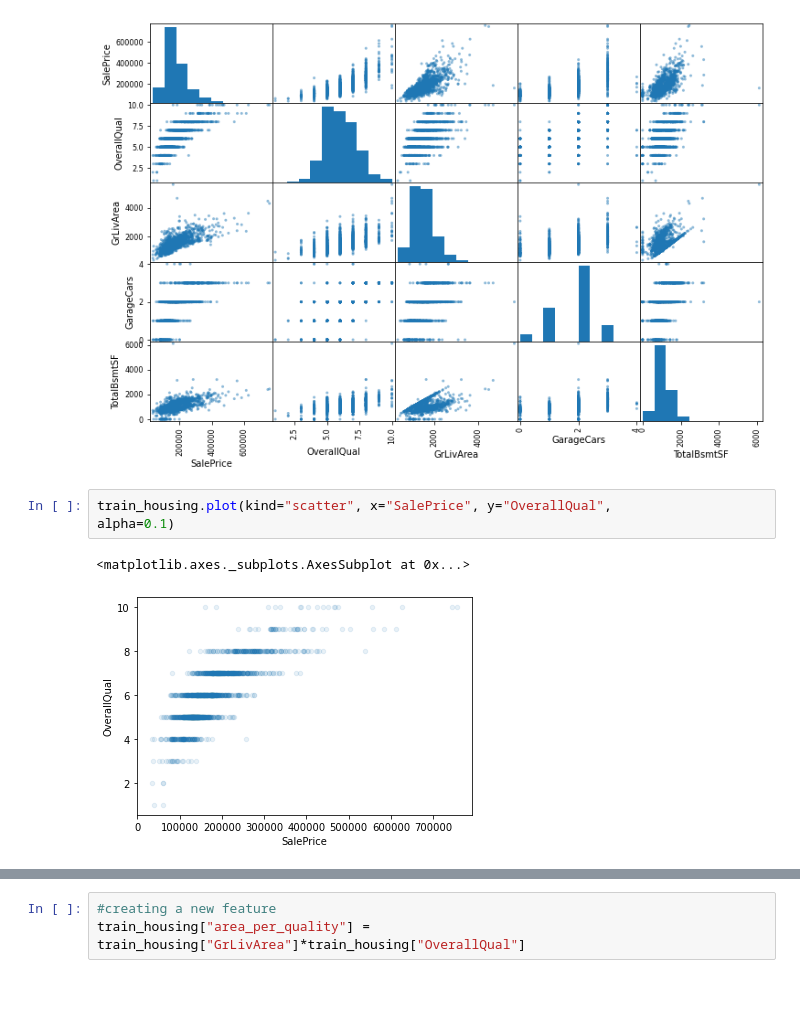
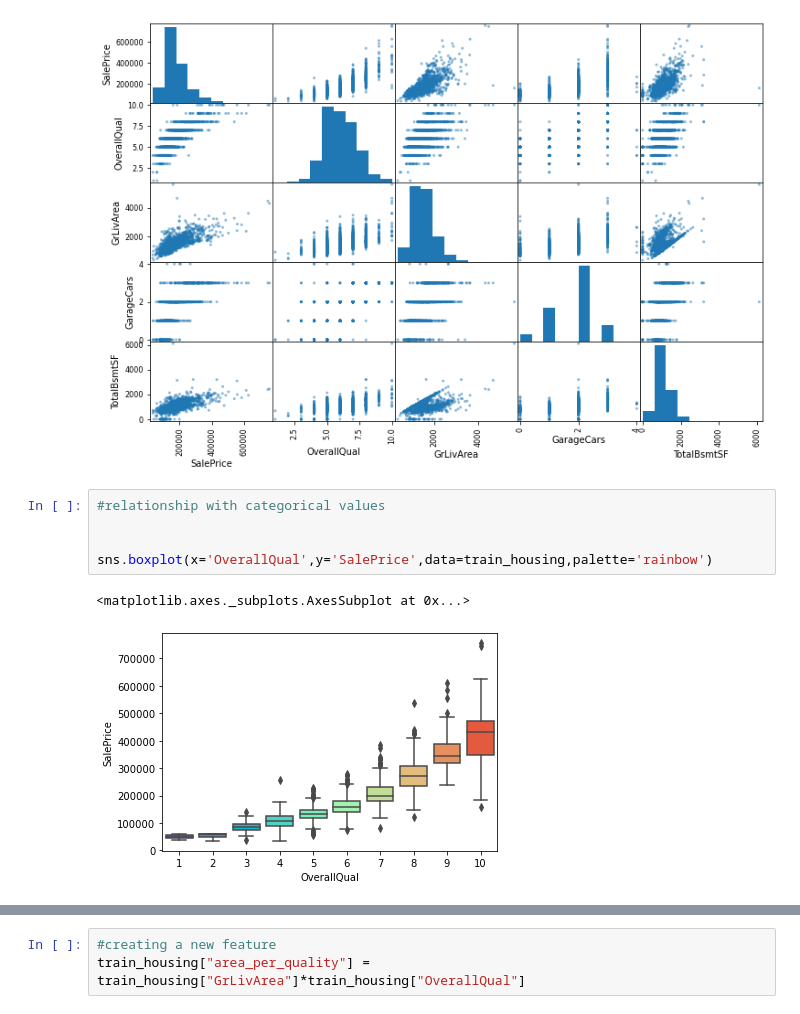
Before and after one commit to MihaiGroza/housing_prices, a Jupyter notebook: Script.ipynb, the cells around one changed output, grey strips where cells are left out. Drawn from its saved outputs; the diff is of its cells as text.

```diff
--- a/Script.ipynb
+++ b/Script.ipynb
@@ -82,9 +90,11 @@ array([[<matplotlib.axes._subplots.AxesSubplot object at 0x...>,
         <matplotlib.axes._subplots.AxesSubplot object at 0x...>]],
       dtype=object)
 [figure]
-# %%
-train_housing.plot(kind="scatter", x="SalePrice", y="OverallQual",
-alpha=0.1)
-# %% [output]
-<matplotlib.axes._subplots.AxesSubplot at 0x...>
-[figure, removed]
+# %%
+#relationship with categorical values
+
+
+sns.boxplot(x='OverallQual',y='SalePrice',data=train_housing,palette='rainbow')
+# %% [output]
+<matplotlib.axes._subplots.AxesSubplot at 0x...>
+[figure, added]
```
Also changed, not shown: parts of 4 cells of this notebook.
